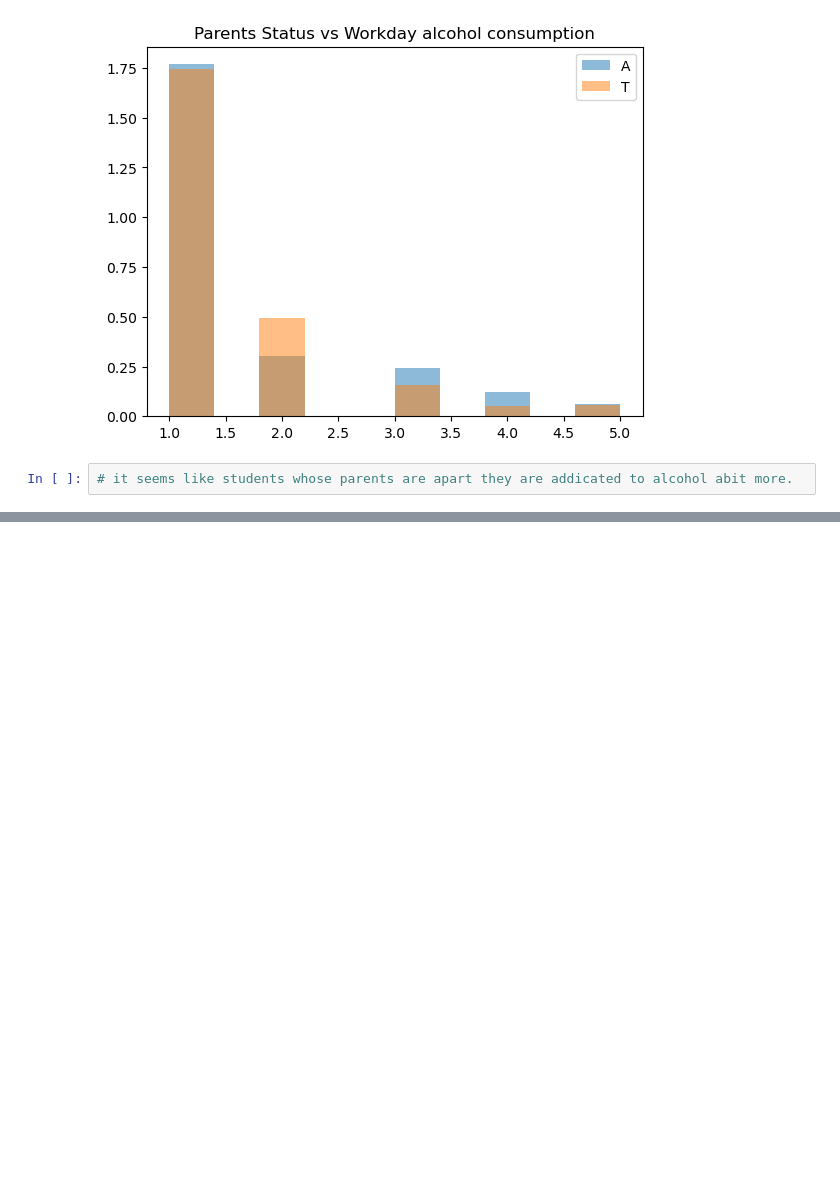
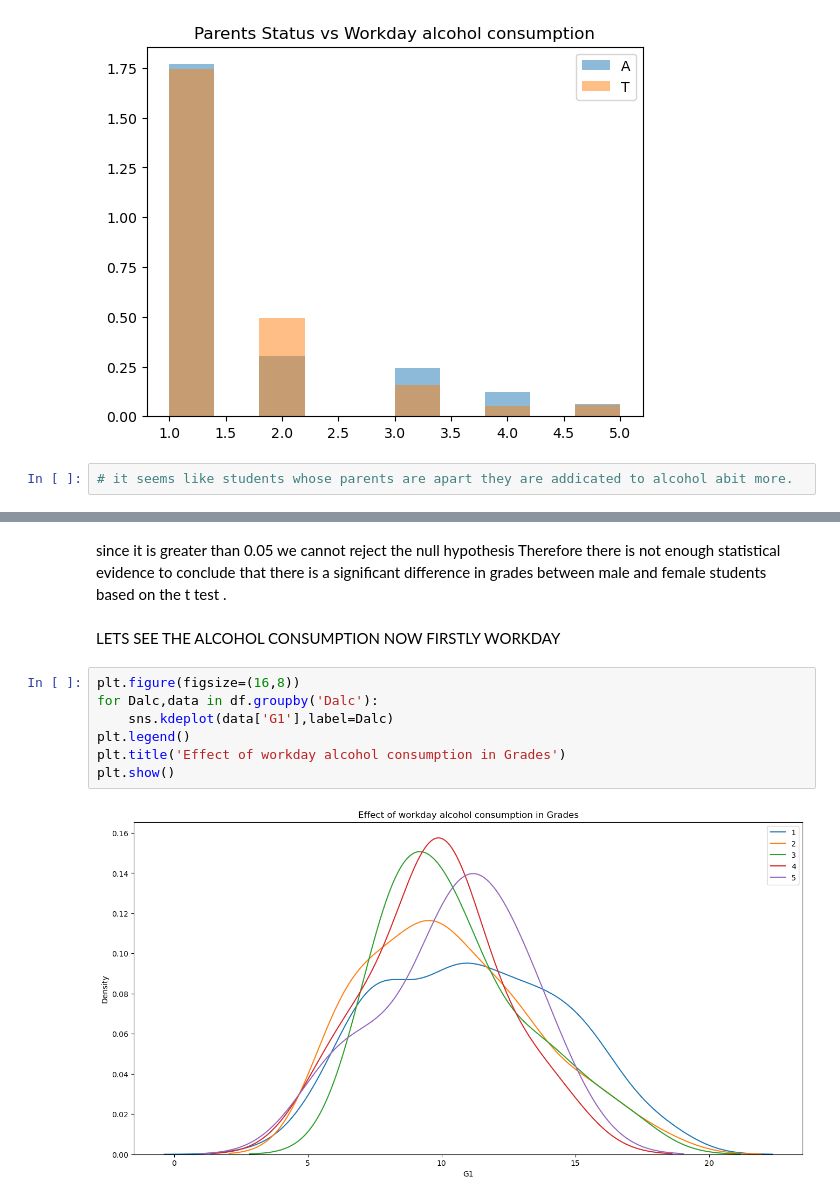
Before and after one commit to sunilbhandari123/alcoholconsumption, a Jupyter notebook: Untitled.ipynb, the cells around one changed output, grey strips where cells are left out. Saved outputs shown, nothing was run; the diff lists cells and outputs as text; blank space fills up the shorter version.

```diff
--- a/Untitled.ipynb
+++ b/Untitled.ipynb
@@ -396,0 +418,13 @@ plt.show()
+# %% [markdown]
+since it is greater than 0.05 we cannot reject the null hypothesis Therefore there is not enough statistical evidence to conclude that there is a significant difference in grades between male and female students based on the t test .
+# %% [markdown]
+LETS SEE THE ALCOHOL CONSUMPTION NOW FIRSTLY WORKDAY
+# %%
+plt.figure(figsize=(16,8))
+for Dalc,data in df.groupby('Dalc'):
+    sns.kdeplot(data['G1'],label=Dalc)
+plt.legend()
+plt.title('Effect of workday alcohol consumption in Grades')
+plt.show()
+# %% [output]
+[figure, added]
```
Also changed, not shown: parts of 27 cells of this notebook.
